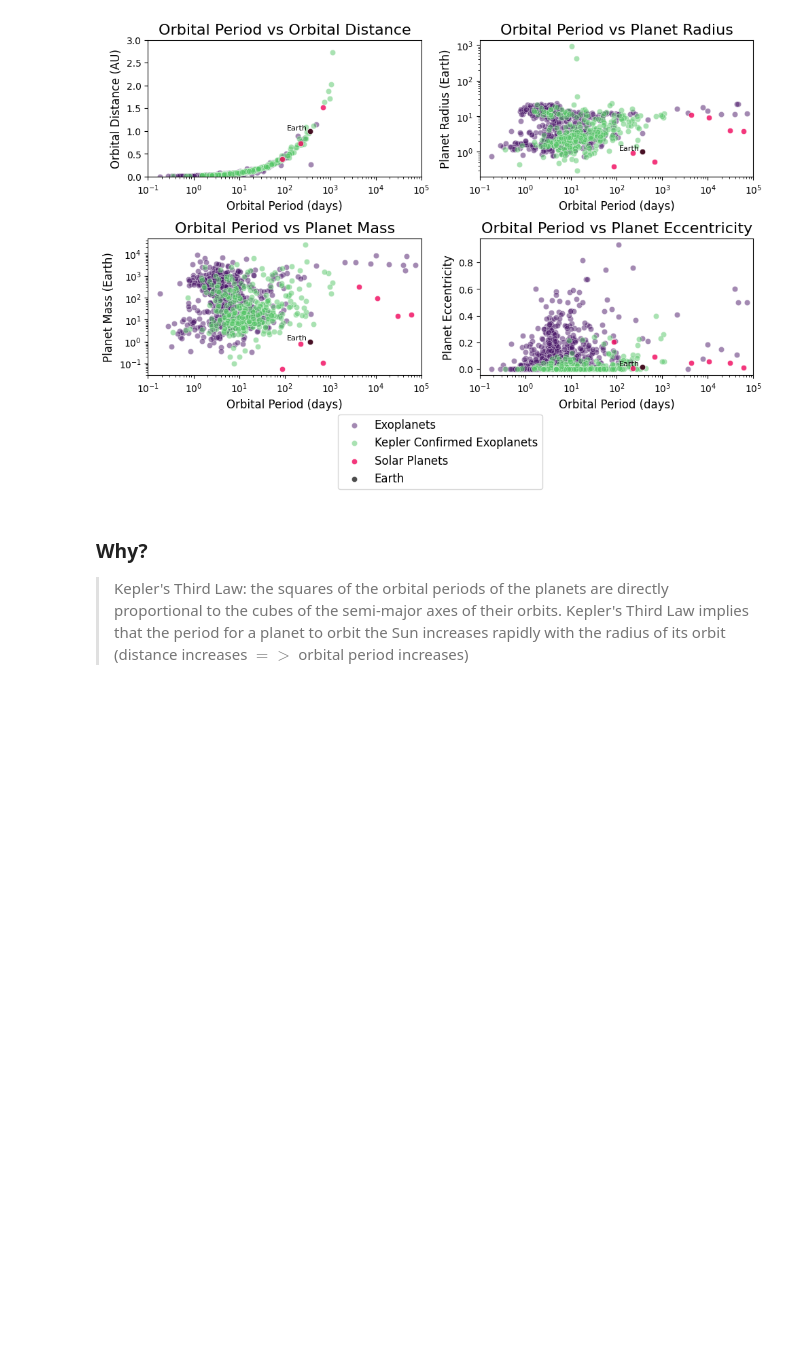
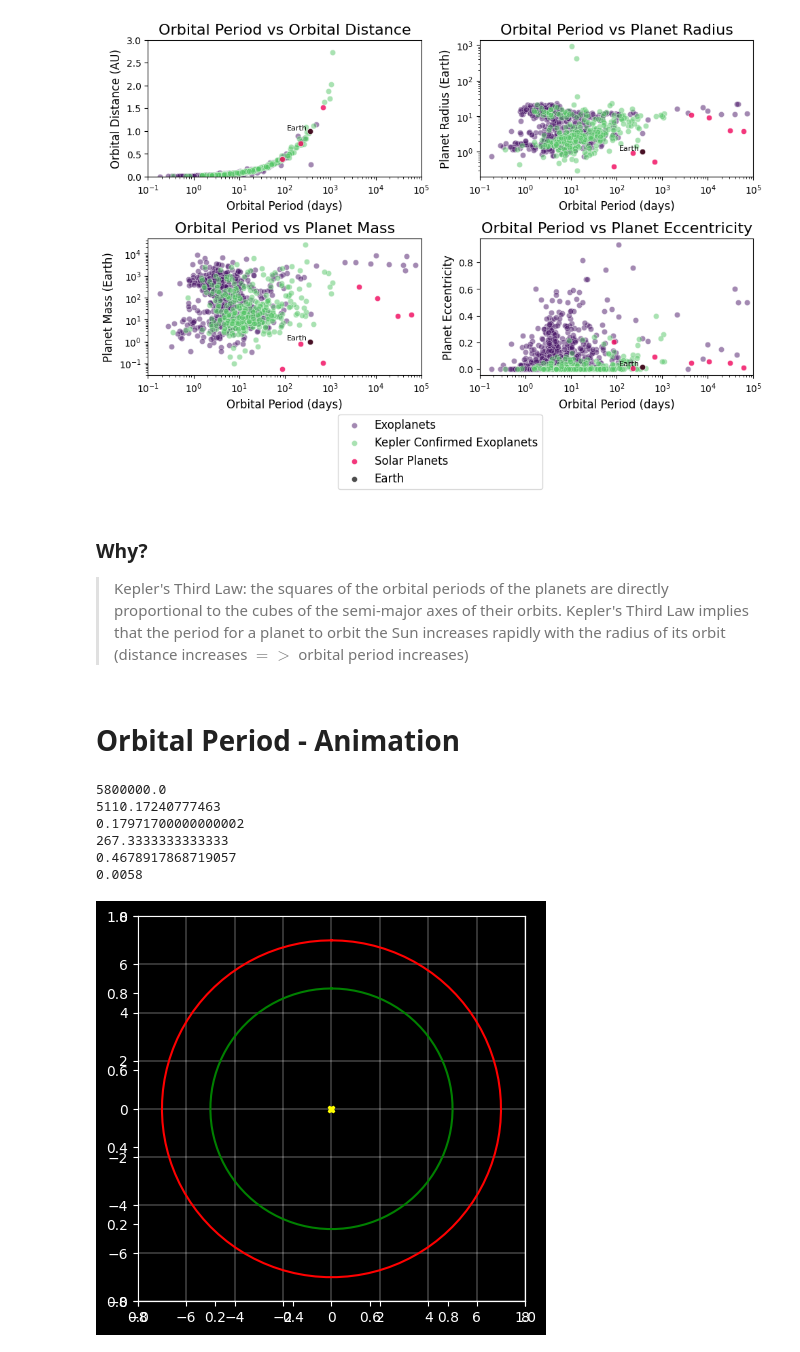
Before and after one commit to ztsv-av/mads_data_visualization, a Jupyter notebook: main.ipynb, the cells around one changed output. Saved outputs shown, nothing was run; the diff lists cells and outputs as text; code cells hidden in the pictures; blank space fills up the shorter version.

```diff
--- a/main.ipynb
+++ b/main.ipynb
@@ -497,3 +500,50 @@ plt.show()
 # %% [markdown]
 ### Why?
 > Kepler's Third Law: the squares of the orbital periods of the planets are directly proportional to the cubes of the semi-major axes of their orbits. Kepler's Third Law implies that the period for a planet to orbit the Sun increases rapidly with the radius of its orbit (distance increases $=>$ orbital period increases)
+# %% [markdown]
+# Orbital Period - Animation
+# %%
+print(max(exoplanets_nas['pl_orbper']))
+print(np.mean(exoplanets_nas['pl_orbper']))
+print(min(exoplanets_nas['pl_orbper']))
+print(max(exoplanets_nas['pl_orbsmax']))
+print(np.mean(exoplanets_nas['pl_orbsmax']))
+print(min(exoplanets_nas['pl_orbsmax']))
+# %% [output]
+5800000.0
+5110.17240777463
+0.17971700000000002
+267.3333333333333
+0.4678917868719057
+0.0058
+# %%
+n_points = 100
+theta = np.linspace(0, 2 * np.pi, n_points)
+e_radius = 5
+m_radius = 7
+
+x = e_radius * np.sin(theta)
+y = e_radius * np.cos(theta)
+
+xx = m_radius * np.sin(theta)
+yy = m_radius * np.cos(theta)
+
+fig, ax = plt.subplots(figsize=(5, 5))
+ax = plt.axes(xlim=(-8, 8), ylim=(-8, 8))
+earth, = ax.plot([], [], 'g.', markersize=15)
+mars, = ax.plot([], [], 'r.', markersize=15)
+ax.plot(0, 0, 'X', markersize=5, color="yellow")
+plt.grid(True, lw=0.3)
+ax.plot(x, y, 'g-')
+ax.plot(xx, yy, 'r-')
+
+def animate(i):
+    earth.set_data(x[i], y[i])
+    mars.set_data(xx[i], yy[i])
+    return earth,mars
+
+anim = FuncAnimation(fig, animate, frames=100, interval=200, repeat=False)
+# anim.save('cirlce_ani.gif', writer='pillow')
+plt.show()
+# %% [output]
+[figure, added]
```
Also changed, not shown: parts of 6 cells of this notebook, 1 other file.
